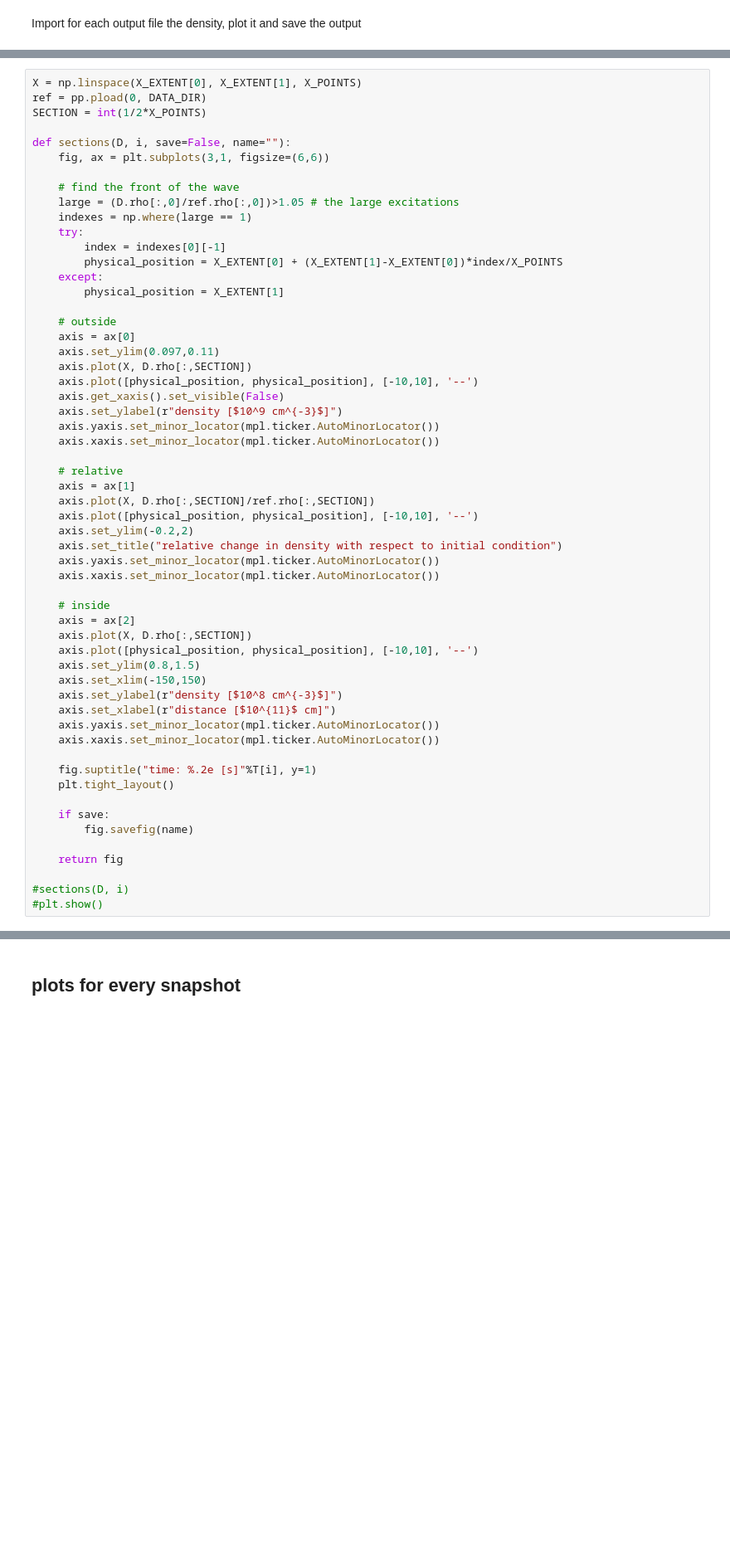
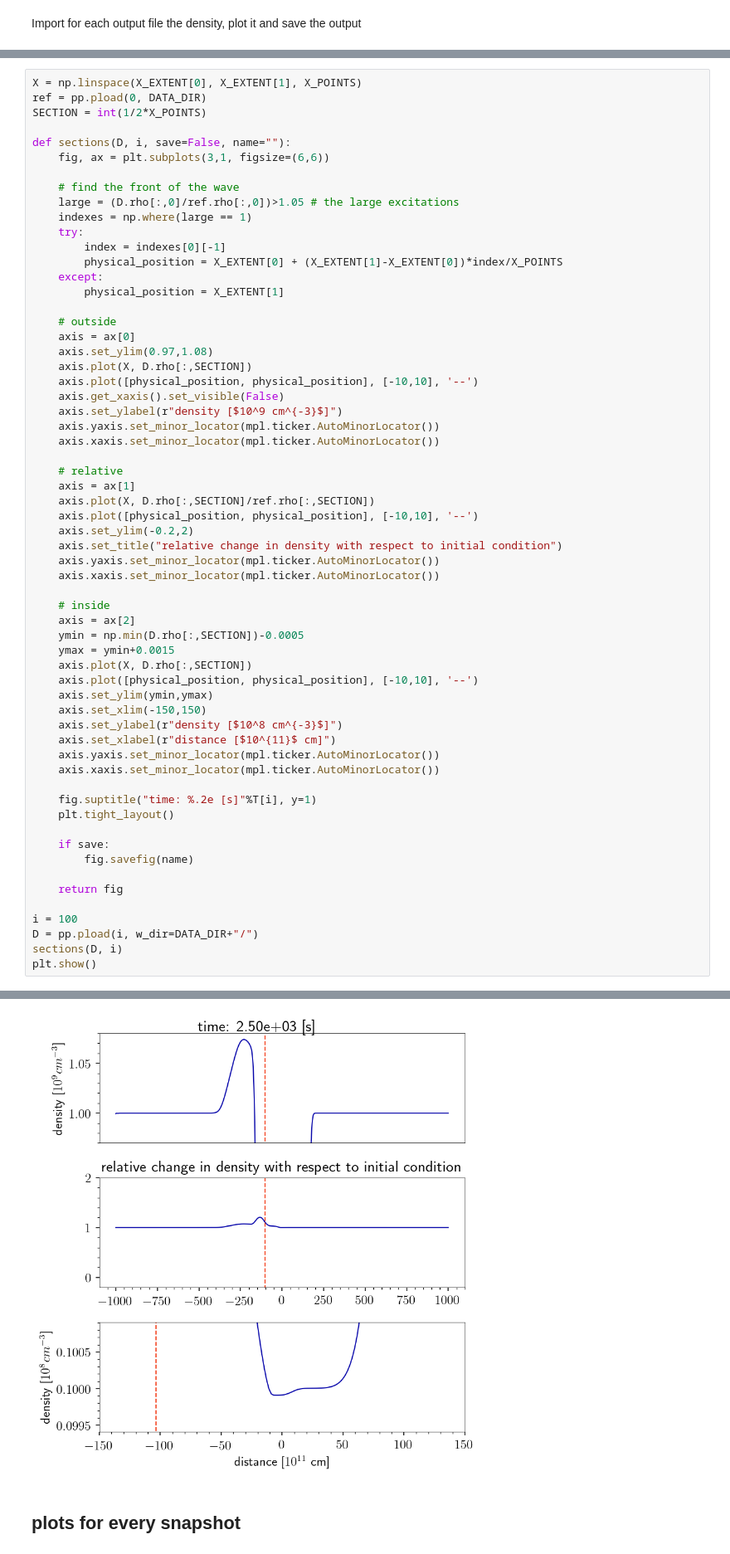
Before and after one commit to Cubedsheep/bachproef-wis-T2, a Jupyter notebook: coronal hole/hole data analysis.ipynb, the cells around one changed output, grey strips where cells are left out. Shown: that part at 83% size. Saved outputs shown, nothing was run; the diff lists cells and outputs as text; blank space fills up the shorter version.

```diff
--- a/coronal hole/hole data analysis.ipynb
+++ b/coronal hole/hole data analysis.ipynb
@@ -335,7 +329,7 @@ def sections(D, i, save=False, name=""):
 
     # outside
     axis = ax[0]
-    axis.set_ylim(0.097,0.11)
+    axis.set_ylim(0.97,1.08)
     axis.plot(X, D.rho[:,SECTION])
     axis.plot([physical_position, physical_position], [-10,10], '--')
     axis.get_xaxis().set_visible(False)
@@ -354,9 +348,11 @@ def sections(D, i, save=False, name=""):
 
     # inside
     axis = ax[2]
+    ymin = np.min(D.rho[:,SECTION])-0.0005
+    ymax = ymin+0.0015
     axis.plot(X, D.rho[:,SECTION])
     axis.plot([physical_position, physical_position], [-10,10], '--')
-    axis.set_ylim(0.8,1.5)
+    axis.set_ylim(ymin,ymax)
     axis.set_xlim(-150,150)
     axis.set_ylabel(r"density [$10^8 cm^{-3}$]")
     axis.set_xlabel(r"distance [$10^{11}$ cm]")
@@ -371,6 +367,8 @@ def sections(D, i, save=False, name=""):
 
     return fig
 
-#sections(D, i)
-#plt.show()
+i = 100
+D = pp.pload(i, w_dir=DATA_DIR+"/")
+sections(D, i)
+plt.show()
 # %% [output]
@@ -378,3 +377,4 @@ Reading Data file : data/plume-raw-G3/data.0000.dbl
+[figure, added]
 # %% [markdown]
 ## plots for every snapshot
 # %%
```
Also changed, not shown: parts of 5 cells of this notebook, 27 other files.
